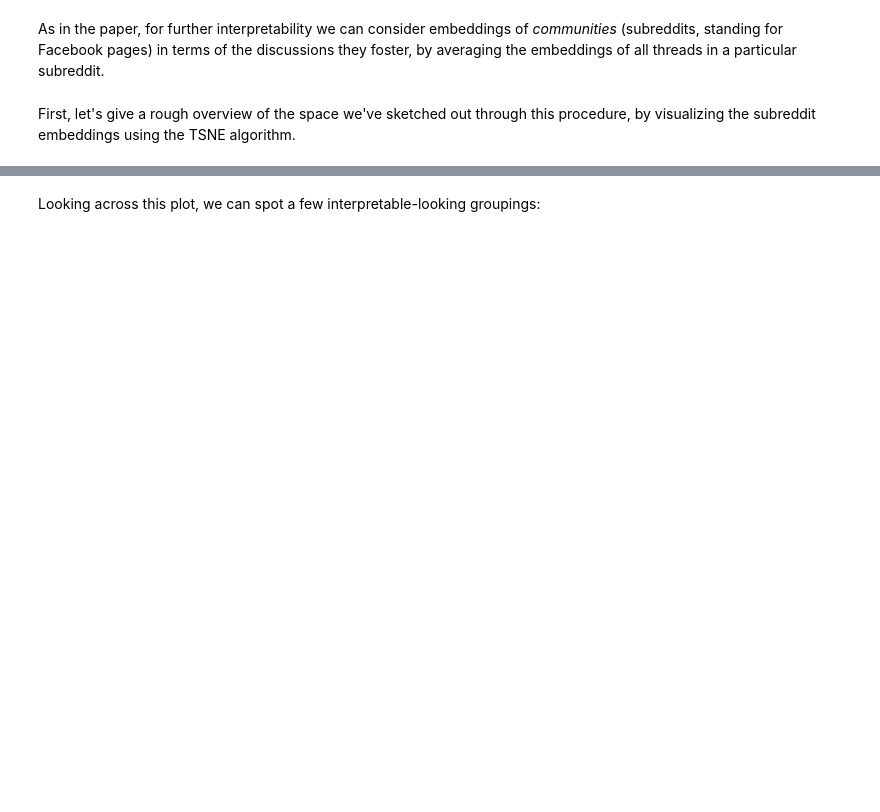
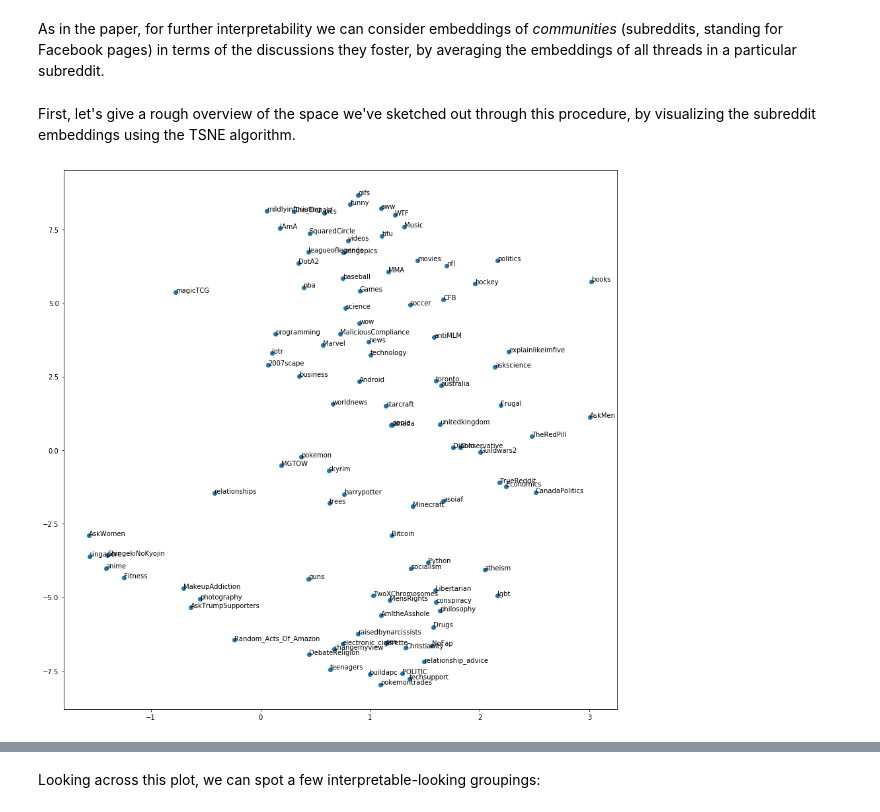
Before and after one commit to rgangela99/Cornell-Conversational-Analysis-Toolkit, a Jupyter notebook: examples/triad-motif/svd-triad-paths.ipynb, the cells around one changed output, grey strips where cells are left out. Saved outputs shown, nothing was run; the diff lists cells and outputs as text; code cells hidden in the pictures; blank space fills up the shorter version.

```diff
--- a/examples/triad-motif/svd-triad-paths.ipynb
+++ b/examples/triad-motif/svd-triad-paths.ipynb
@@ -46,0 +55,4 @@ feat_df = pd.concat([path_stats_df, motif_counts_df], axis=1)
+# %%
+# feat_df = pd.concat([path_stats_enum_df, motif_counts_df], axis=1)
+# feat_df = pd.concat([motif_counts_df, path_stats_df], axis=1)
+feat_df = path_stats_enum_df
@@ -89,6 +105,14 @@ First, let's give a rough overview of the space we've sketched out through this
 tsne = TSNE(random_state=2018)
 tsne_df = pd.DataFrame(data=tsne.fit_transform(subreddit_df.values),
                       index=subreddit_df.index)
+# %%
+plt.figure(figsize=(15,15))
+plt.scatter(tsne_df[0].values, tsne_df[1].values)
+for i, txt in enumerate(tsne_df.index):
+    plt.annotate(txt, (tsne_df.values[i,0], tsne_df.values[i,1]))
+plt.show()
+# %% [output]
+[figure, added]
 # %%
 plt.figure(figsize=(10,10))
 plt.scatter(tsne_df[0].values, tsne_df[1].values)
```
Also changed, not shown: parts of 19 cells of this notebook, 4 other files.
